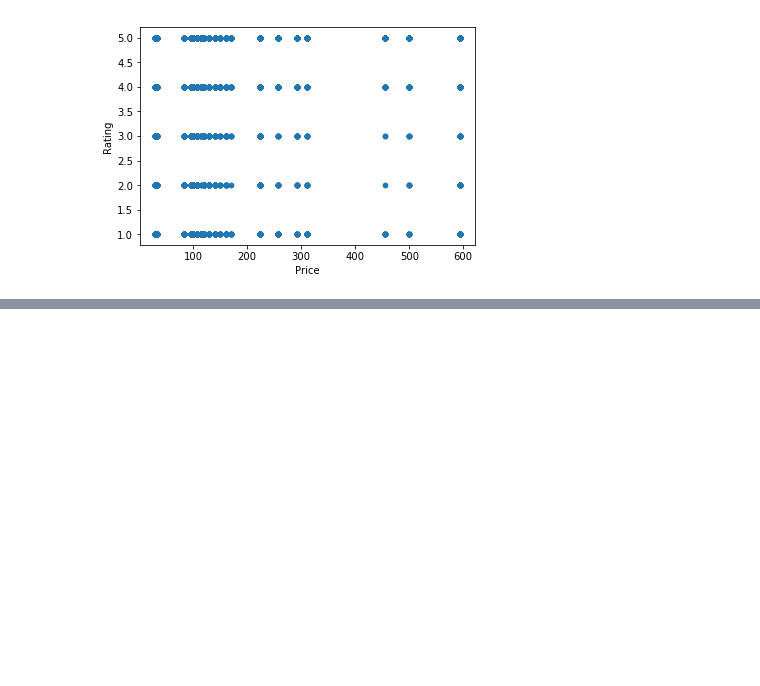
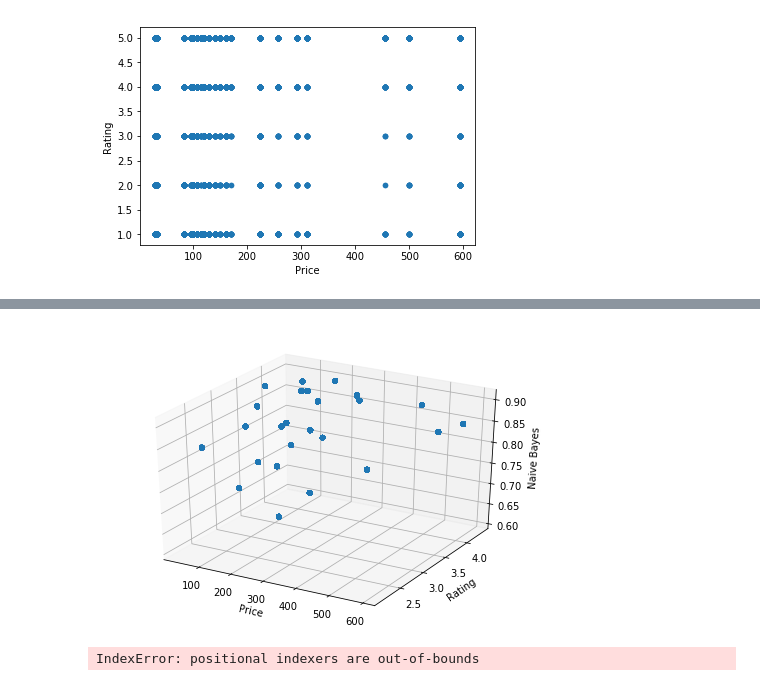
Before and after one commit to HeMatita/Projeto3Dados-, a Jupyter notebook: Projeto 3 .ipynb, the cells around one changed output, grey strips where cells are left out. Drawn from its saved outputs; the diff is of its cells as text; code cells hidden in the pictures; blank space fills up the shorter version.

Commit message:
Add files via upload
ILOC

```diff
--- a/Projeto 3 .ipynb
+++ b/Projeto 3 .ipynb
@@ -40,0 +58,6 @@ df.plot.scatter(x = 'Price', y = 'Rating')
+# %%
+#Colocando o Naive Bayes no DataFrame
+df['Resultado'] = dteste.Resultado
+#Duplicando a coluna 'Name' para juntar as médias posteriormente
+df['Name1'] = df['Name']
+df.head()
@@ -40,0 +71,5 @@ df.plot.scatter(x = 'Price', y = 'Rating')
+# %%
+#Fazendo a média do Rating e do Naive Bayes de cada aparelho
+df_rate = df.groupby('Name', as_index=False)['Rating'].mean()
+df_res = df.groupby('Name', as_index=False)['Resultado'].mean()
+df_res.head()
@@ -40,0 +83,4 @@ df.plot.scatter(x = 'Price', y = 'Rating')
+# %%
+#juntando ao DataFrame as médias (Rating)
+df_joined = df.set_index('Name').join(df_rate.set_index('Name'), how='inner', lsuffix='_df', rsuffix='_df_rate')
+df_joined.head()
@@ -40,0 +95,4 @@ df.plot.scatter(x = 'Price', y = 'Rating')
+# %%
+#juntando ao DataFrame as médias (Naive Bayes)
+dfj = df_joined.set_index('Name1').join(df_res.set_index('Name'), how='inner', lsuffix='_df_joined', rsuffix='_df_res')
+dfj.head()
@@ -40,0 +106,18 @@ df.plot.scatter(x = 'Price', y = 'Rating')
+# %%
+fig = pyplot.figure()
+ax = Axes3D(fig)
+
+ax.scatter(dfj.Price, dfj.Rating_df_rate, dfj.Resultado_df_res)
+
+ax.set_xlabel('Price')
+ax.set_ylabel('Rating')
+ax.set_zlabel('Naive Bayes')
+
+pyplot.show()
+# %% [output]
+[figure, added]
+# %%
+dados = dfj.iloc[:,[2,9,10]]
+dados.head()
+# %% [output]
+IndexError: positional indexers are out-of-bounds
```
Also changed, not shown: parts of 8 cells of this notebook.
